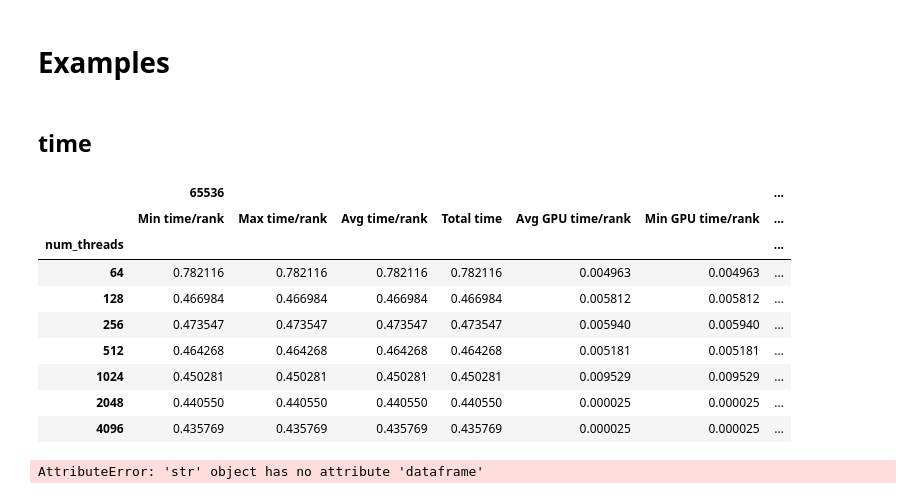
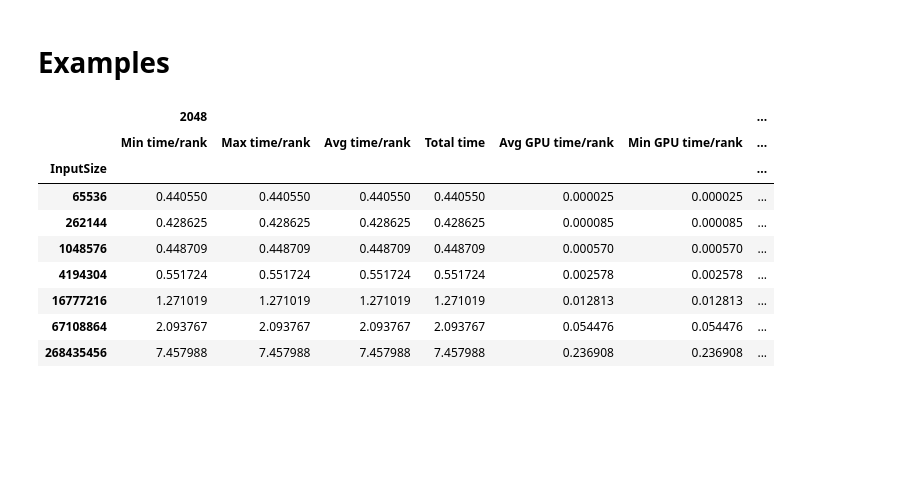
Before and after one commit to aheff20/CSCE435GroupProject, a Jupyter notebook: BubbleSort_thicket.ipynb, the cells around one changed output. Drawn from its saved outputs; the diff is of its cells as text; code cells hidden in the pictures; blank space fills up the shorter version.

```diff
--- a/BubbleSort_thicket.ipynb
+++ b/BubbleSort_thicket.ipynb
@@ -363,28 +310,15 @@ def plot_mpl(df, title, xlabel, ylabel):
 # %% [markdown]
 # Examples
-# %% [markdown]
-## time
 # %%
-ctks["cuda_strong_random"].dataframe.loc["main"]
+ctks["cuda_weak_random"].dataframe.loc["main"]
 # %% [output]
-|  | 65536 |  |  |  |  |  | ... |
+|  | 2048 |  |  |  |  |  | ... |
 |  | Min time/rank | Max time/rank | Avg time/rank | Total time | Avg GPU time/rank | Min GPU time/rank | ... |
-| num_threads |  |  |  |  |  |  | ... |
-| 64 | 0.782116 | 0.782116 | 0.782116 | 0.782116 | 0.004963 | 0.004963 | ... |
-| 128 | 0.466984 | 0.466984 | 0.466984 | 0.466984 | 0.005812 | 0.005812 | ... |
-| 256 | 0.473547 | 0.473547 | 0.473547 | 0.473547 | 0.005940 | 0.005940 | ... |
-| 512 | 0.464268 | 0.464268 | 0.464268 | 0.464268 | 0.005181 | 0.005181 | ... |
-| 1024 | 0.450281 | 0.450281 | 0.450281 | 0.450281 | 0.009529 | 0.009529 | ... |
-| 2048 | 0.440550 | 0.440550 | 0.440550 | 0.440550 | 0.000025 | 0.000025 | ... |
-| 4096 | 0.435769 | 0.435769 | 0.435769 | 0.435769 | 0.000025 | 0.000025 | ... |
+| InputSize |  |  |  |  |  |  | ... |
+| 65536 | 0.440550 | 0.440550 | 0.440550 | 0.440550 | 0.000025 | 0.000025 | ... |
+| 262144 | 0.428625 | 0.428625 | 0.428625 | 0.428625 | 0.000085 | 0.000085 | ... |
+| 1048576 | 0.448709 | 0.448709 | 0.448709 | 0.448709 | 0.000570 | 0.000570 | ... |
+| 4194304 | 0.551724 | 0.551724 | 0.551724 | 0.551724 | 0.002578 | 0.002578 | ... |
+| 16777216 | 1.271019 | 1.271019 | 1.271019 | 1.271019 | 0.012813 | 0.012813 | ... |
+| 67108864 | 2.093767 | 2.093767 | 2.093767 | 2.093767 | 0.054476 | 0.054476 | ... |
+| 268435456 | 7.457988 | 7.457988 | 7.457988 | 7.457988 | 0.236908 | 0.236908 | ... |
-# %%
-for name in function_names:
-    plot_pandas(
-        df=ctk.dataframe.loc[name],
-        title=name,
-        xlabel="Threads",
-        ylabel="Time (seconds)",
-        loglog=True
-    )
-# %% [output]
-AttributeError: 'str' object has no attribute 'dataframe'
```
Also changed, not shown: parts of 33 cells of this notebook.
